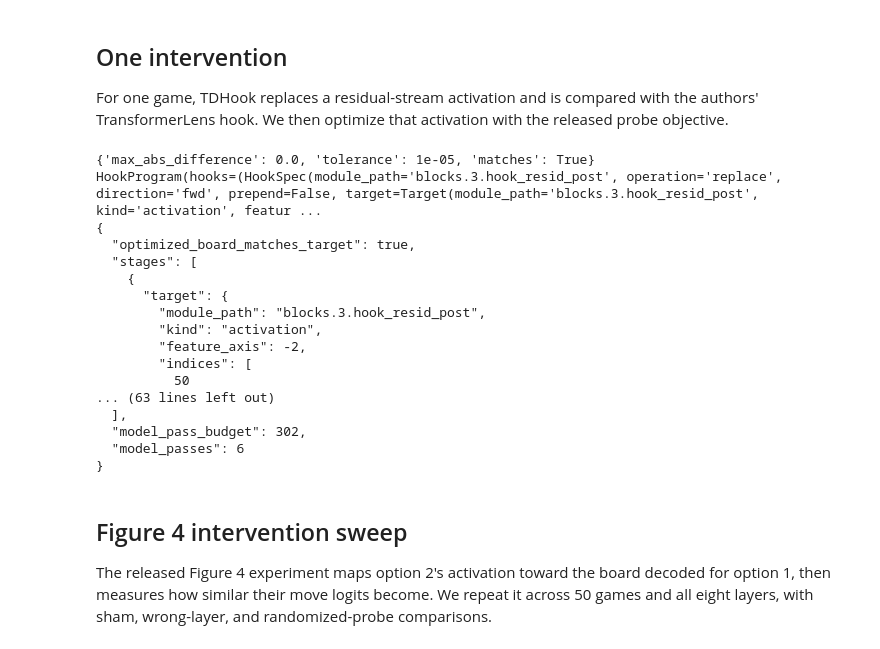
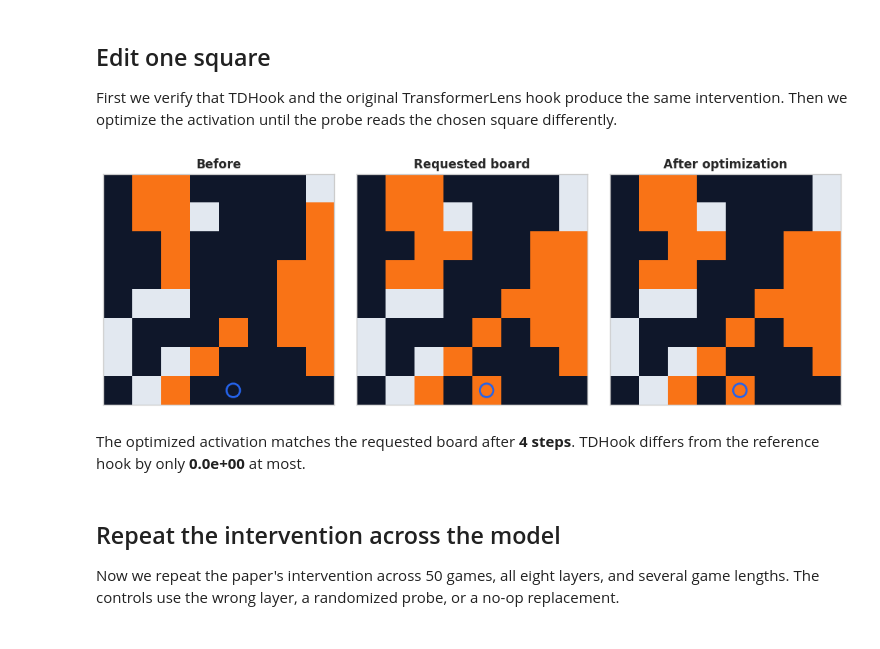
Before and after one commit to Xmaster6y/tdhook, a Jupyter notebook: docs/source/notebooks/tutorials/othello-research-reproduction.ipynb, the cells around one changed output. Drawn from its saved outputs; the diff is of its cells as text; code cells hidden in the pictures.

```diff
--- a/docs/source/notebooks/tutorials/othello-research-reproduction.ipynb
+++ b/docs/source/notebooks/tutorials/othello-research-reproduction.ipynb
@@ -170,7 +166,7 @@ print(json.dumps({"observed": observed, "paper_targets": paper_targets, "toleran
 # %% [markdown]
-## One intervention
+## Edit one square
 
-For one game, TDHook replaces a residual-stream activation and is compared with the authors' TransformerLens hook. We then optimize that activation with the released probe objective.
+First we verify that TDHook and the original TransformerLens hook produce the same intervention. Then we optimize the activation until the probe reads the chosen square differently.
 # %%
 game = games_int[8:9, :51]
 position, layer, row, column, scale = 50, 3, 7, 4, 4
@@ -197,69 +193,65 @@ with torch.inference_mode():
     ).log_softmax(-1)
 
 max_abs_difference = float((tdhook_log_probs - reference_log_probs).abs().max().cpu())
-parity_tolerance = 1e-5
-print(
-    {
-        "max_abs_difference": max_abs_difference,
-        "tolerance": parity_tolerance,
-        "matches": max_abs_difference <= parity_tolerance,
-    }
-)
-print(intervention_session.program)
-
 probe_mode = 1 if position % 2 == 0 else 0
 target_board = labels[8, position].clone()
 target_board[row, column] = 1 if target_board[row, column] != 1 else 2
 
 
 def probe_board_objective(_model_output, intervention):
     board_logits = torch.einsum("...d,drco->...rco", intervention, probe[probe_mode])
     desired = target_board.expand(*intervention.shape[:-1], 8, 8)
     probe_loss = F.cross_entropy(board_logits.flatten(0, -2), desired.flatten())
     return InterventionObjective(probe_loss, {"probe_cross_entropy": probe_loss})
 
 
 optimized = optimize_intervention(
     model,
     (game,),
     InterventionSpec(
         position_target,
         probe_board_objective,
-        "released linear-probe board cross-entropy",
+        "linear-probe board cross-entropy",
         max_steps=300,
         optimizer=OptimizerConfig("adam", 5e-2),
         early_stopping=EarlyStoppingConfig(objective_threshold=0.05, min_delta=1e-5, patience=30),
         preservation_regularizer=lambda value, reference: 1e-4 * (value - reference).square().mean(),
     ),
     seed=44,
 )
 optimized_value = optimized.interventions[0].value
-optimized_board = torch.einsum("...d,drco->...rco", optimized_value, probe[probe_mode]).argmax(-1)
-optimized_matches = bool(torch.equal(optimized_board[0, 0], target_board))
-optimization_artifact = optimized.to_dict()
-print(json.dumps({"optimized_board_matches_target": optimized_matches, **optimization_artifact}, indent=2))
+with torch.inference_mode():
+    before_board = torch.einsum("...d,drco->...rco", activation.values[-1], probe[probe_mode]).argmax(-1)[0, 0].cpu()
+    optimized_board = torch.einsum("...d,drco->...rco", optimized_value, probe[probe_mode]).argmax(-1)[0, 0].cpu()
+
+with plt.style.context("seaborn-v0_8-whitegrid"):
+    figure, axes = plt.subplots(1, 3, figsize=(10.5, 3.5), constrained_layout=True)
+    for axis, board, title in zip(
+        axes,
+        (before_board, target_board.cpu(), optimized_board),
+        ("Before", "Requested board", "After optimization"),
+    ):
+        axis.imshow(board, cmap=cmap, vmin=0, vmax=2)
+        axis.scatter(column, row, s=180, facecolors="none", edgecolors="#2563eb", linewidths=2)
+        axis.set_title(title, fontweight="bold")
+        axis.set_xticks([])
+        axis.set_yticks([])
+    plt.show()
+
+display(
+    Markdown(
+        f"The optimized activation matches the requested board after "
+        f"**{optimized.stages[0].steps_completed} steps**. TDHook differs from the reference hook by "
+        f"only **{max_abs_difference:.1e}** at most."
+    )
+)
 # %% [output]
-{'max_abs_difference': 0.0, 'tolerance': 1e-05, 'matches': True}
-HookProgram(hooks=(HookSpec(module_path='blocks.3.hook_resid_post', operation='replace', direction='fwd', prepend=False, target=Target(module_path='blocks.3.hook_resid_post', kind='activation', featur ...
-{
-  "optimized_board_matches_target": true,
-  "stages": [
-    {
-      "target": {
-        "module_path": "blocks.3.hook_resid_post",
-        "kind": "activation",
-        "feature_axis": -2,
-        "indices": [
-          50
-... (63 lines left out)
-  ],
-  "model_pass_budget": 302,
-  "model_passes": 6
-}
+[figure, added]
+The optimized activation matches the requested board after **4 steps**. TDHook differs from the reference hook by only **0.0e+00** at most.
 # %% [markdown]
-## Figure 4 intervention sweep
+## Repeat the intervention across the model
 
-The released Figure 4 experiment maps option 2's activation toward the board decoded for option 1, then measures how similar their move logits become. We repeat it across 50 games and all eight layers, with sham, wrong-layer, and randomized-probe comparisons.
+Now we repeat the paper's intervention across 50 games, all eight layers, and several game lengths. The controls use the wrong layer, a randomized probe, or a no-op replacement.
 # %%
 from othello_figure4 import plot_figure4_reproduction, run_figure4_reproduction
 
```
Also changed, not shown: parts of 8 cells of this notebook, 10 other files.
